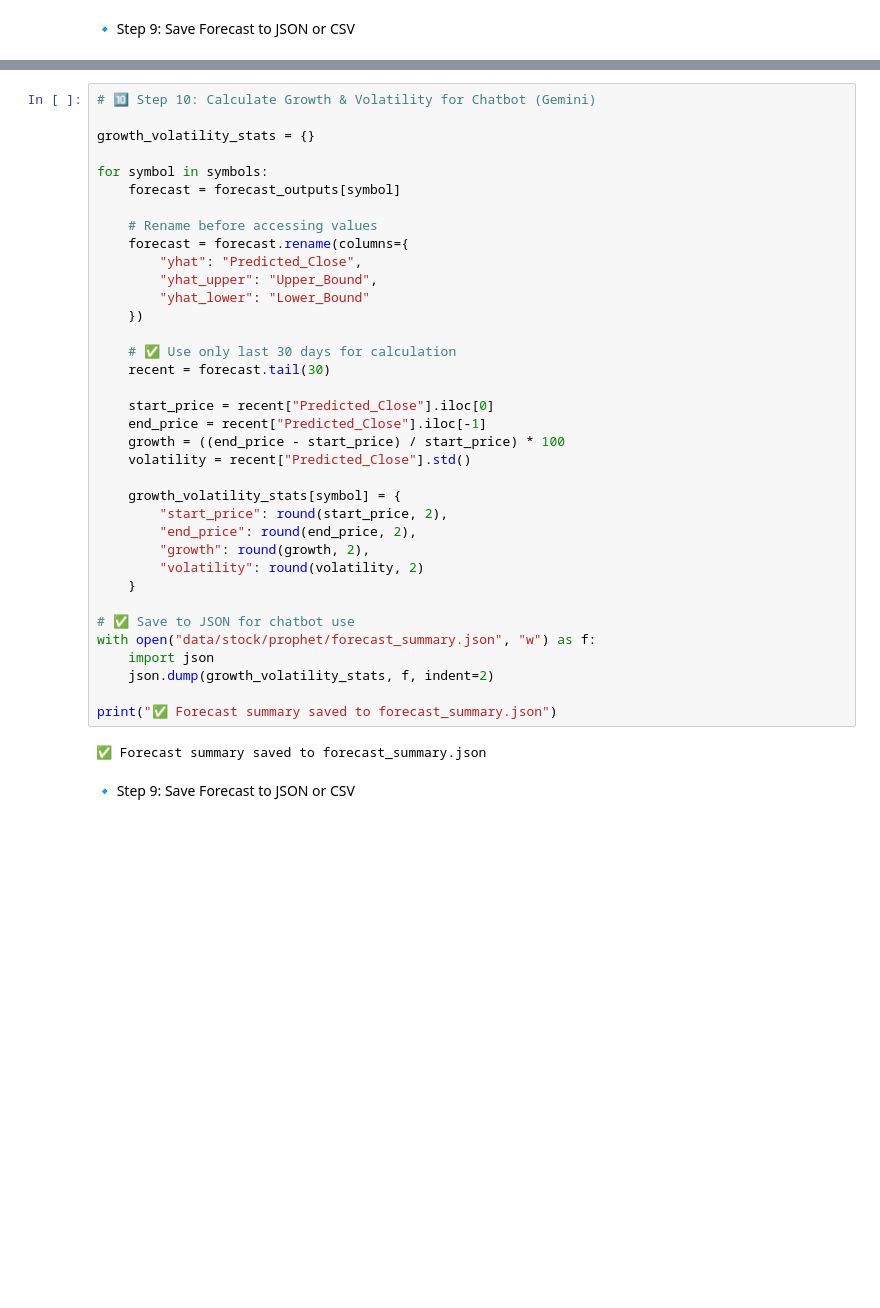
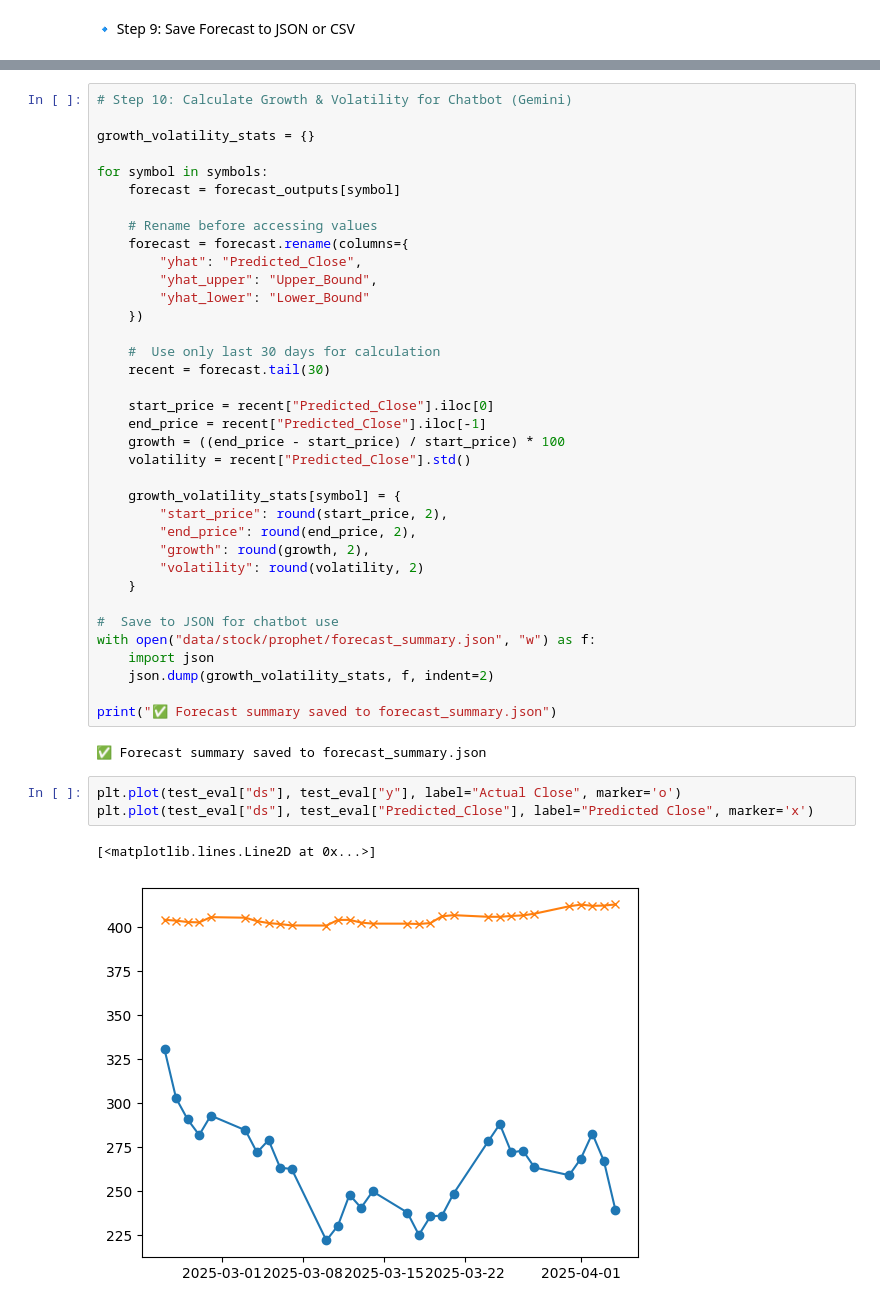
Before and after one commit to RavinAr1/SpendSense, a Jupyter notebook: stock_analysis.ipynb, the cells around one changed output, grey strips where cells are left out. Drawn from its saved outputs; the diff is of its cells as text; blank space fills up the shorter version.

```diff
--- a/stock_analysis.ipynb
+++ b/stock_analysis.ipynb
@@ -184,5 +179,5 @@ for symbol in symbols:
 # %%
-# 🔟 Step 10: Calculate Growth & Volatility for Chatbot (Gemini)
+# Step 10: Calculate Growth & Volatility for Chatbot (Gemini)
 
 growth_volatility_stats = {}
 
@@ -196,7 +191,7 @@ for symbol in symbols:
         "yhat_lower": "Lower_Bound"
     })
 
-    # ✅ Use only last 30 days for calculation
+    #  Use only last 30 days for calculation
     recent = forecast.tail(30)
 
     start_price = recent["Predicted_Close"].iloc[0]
@@ -211,7 +206,7 @@ for symbol in symbols:
         "volatility": round(volatility, 2)
     }
 
-# ✅ Save to JSON for chatbot use
+#  Save to JSON for chatbot use
 with open("data/stock/prophet/forecast_summary.json", "w") as f:
     import json
     json.dump(growth_volatility_stats, f, indent=2)
@@ -219,5 +214,9 @@ with open("data/stock/prophet/forecast_summary.json", "w") as f:
 print("✅ Forecast summary saved to forecast_summary.json")
 # %% [output]
 ✅ Forecast summary saved to forecast_summary.json
-# %% [markdown]
-🔹 Step 9: Save Forecast to JSON or CSV
+# %%
+plt.plot(test_eval["ds"], test_eval["y"], label="Actual Close", marker='o')
+plt.plot(test_eval["ds"], test_eval["Predicted_Close"], label="Predicted Close", marker='x')
+# %% [output]
+[<matplotlib.lines.Line2D at 0x...>]
+[figure, added]
```
Also changed, not shown: parts of 12 cells of this notebook, 15 other files.
